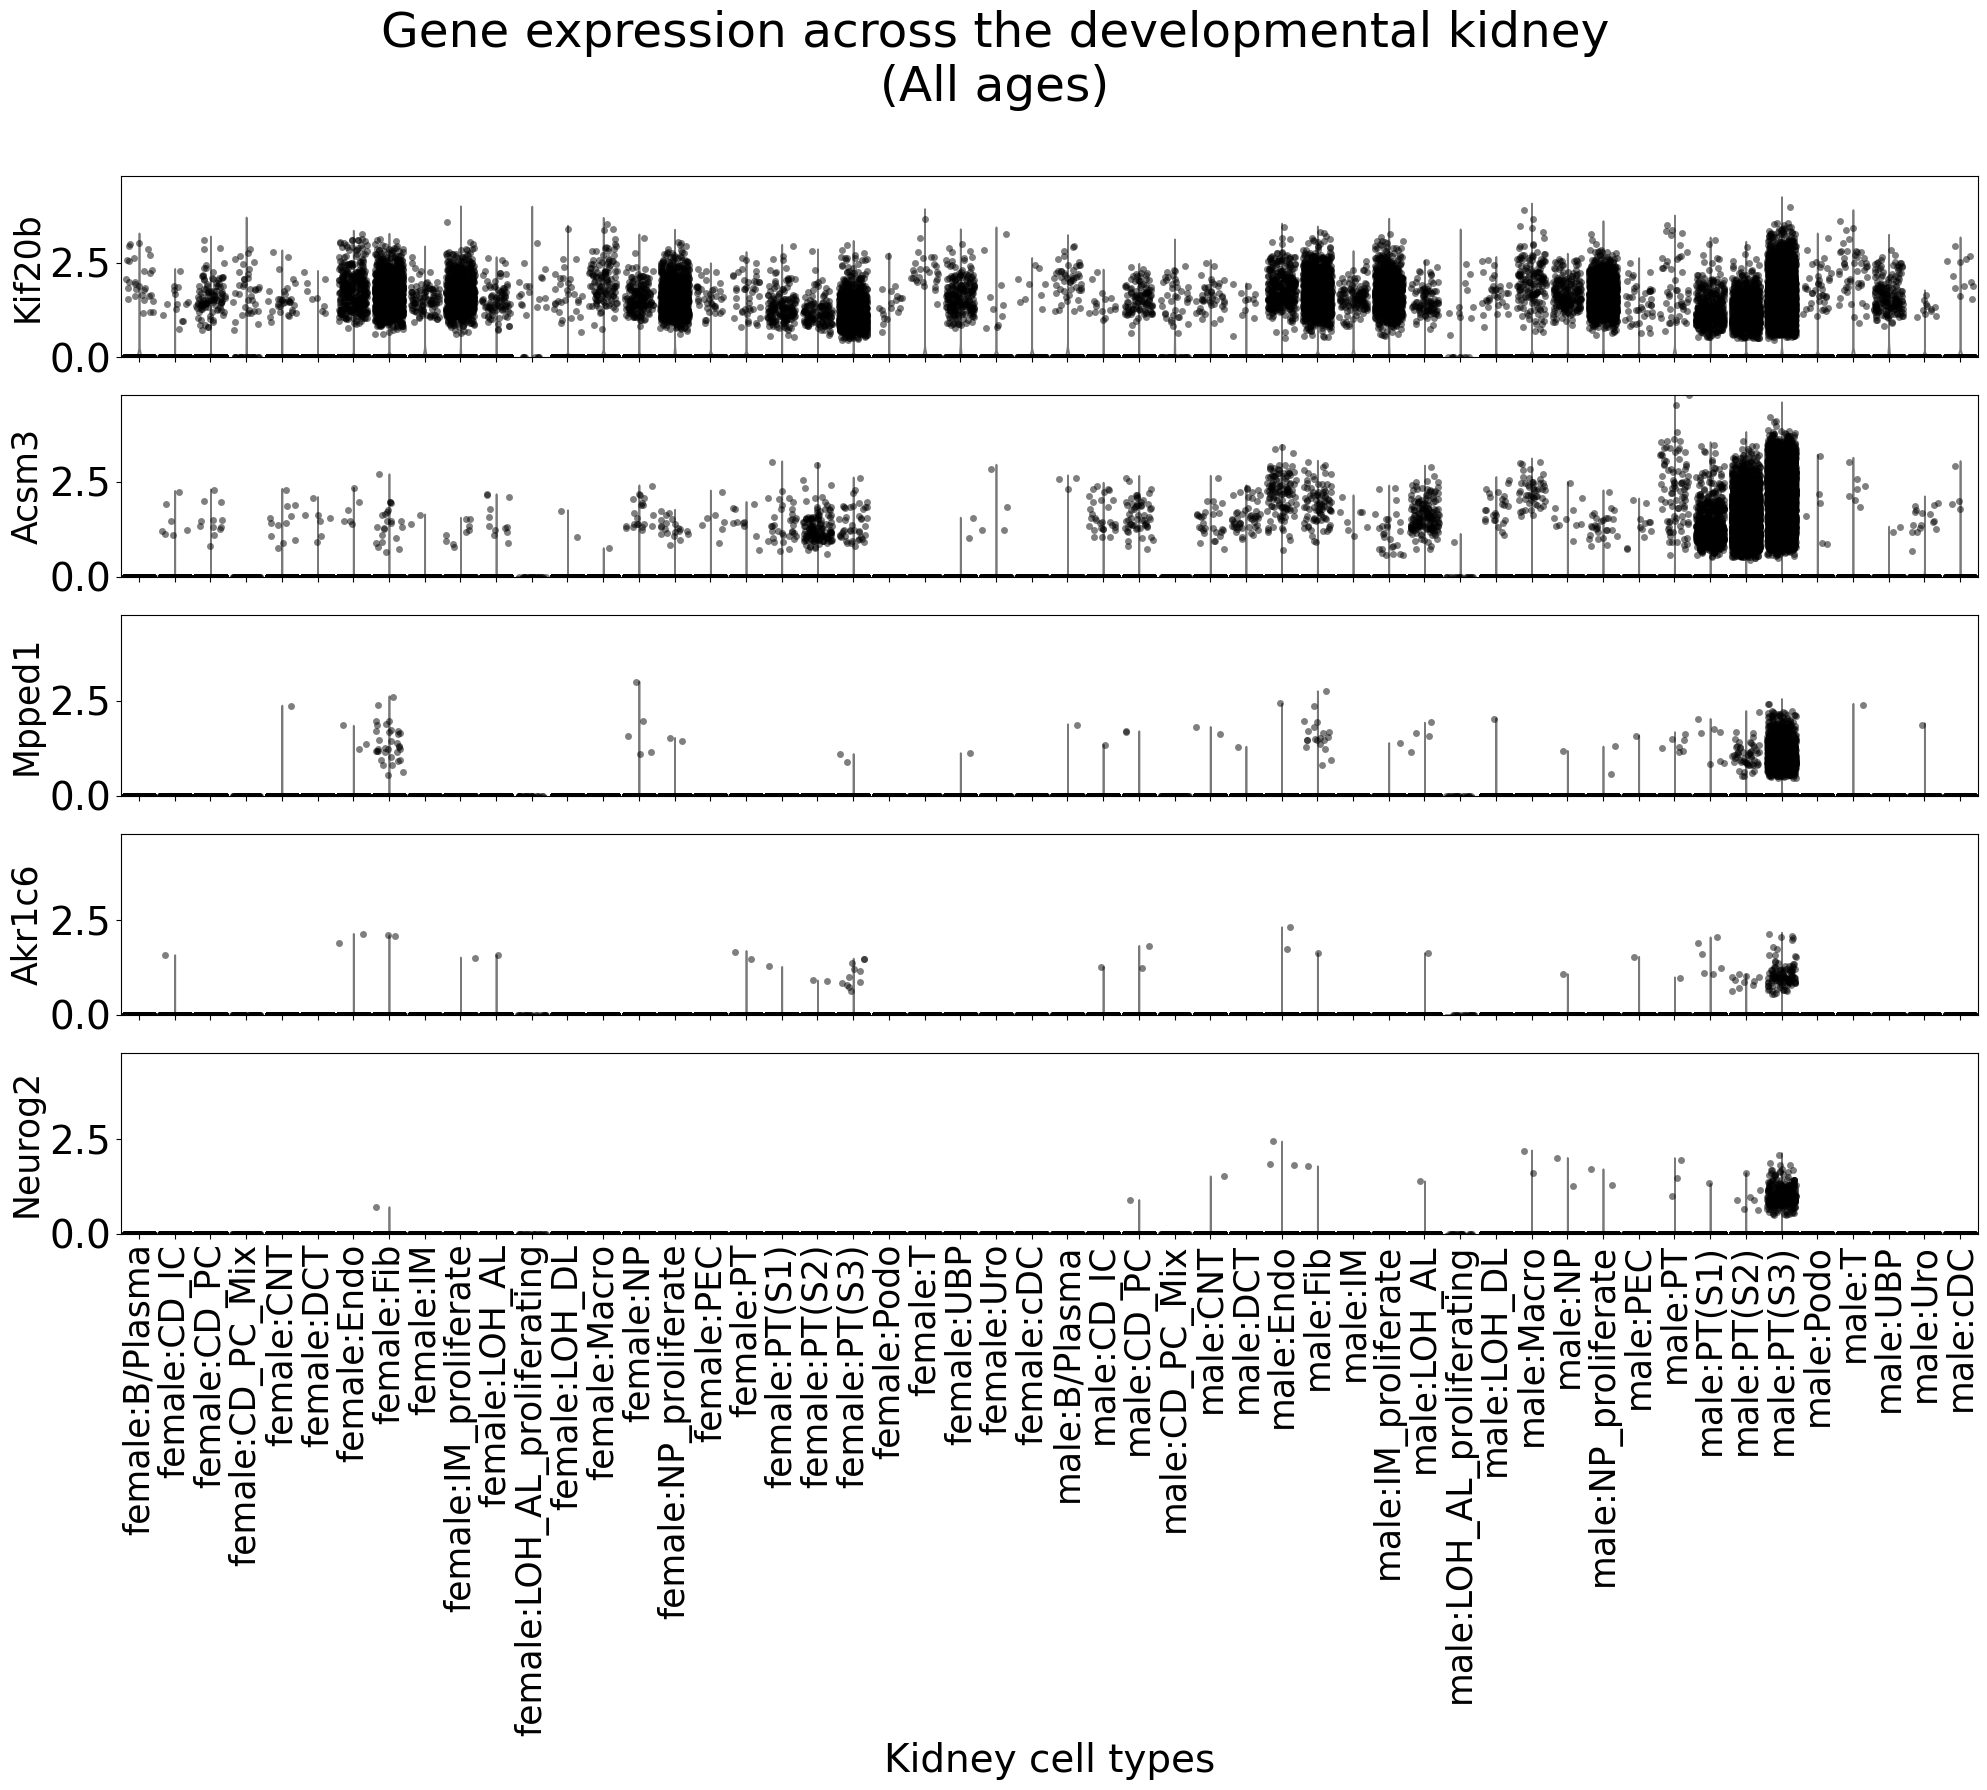
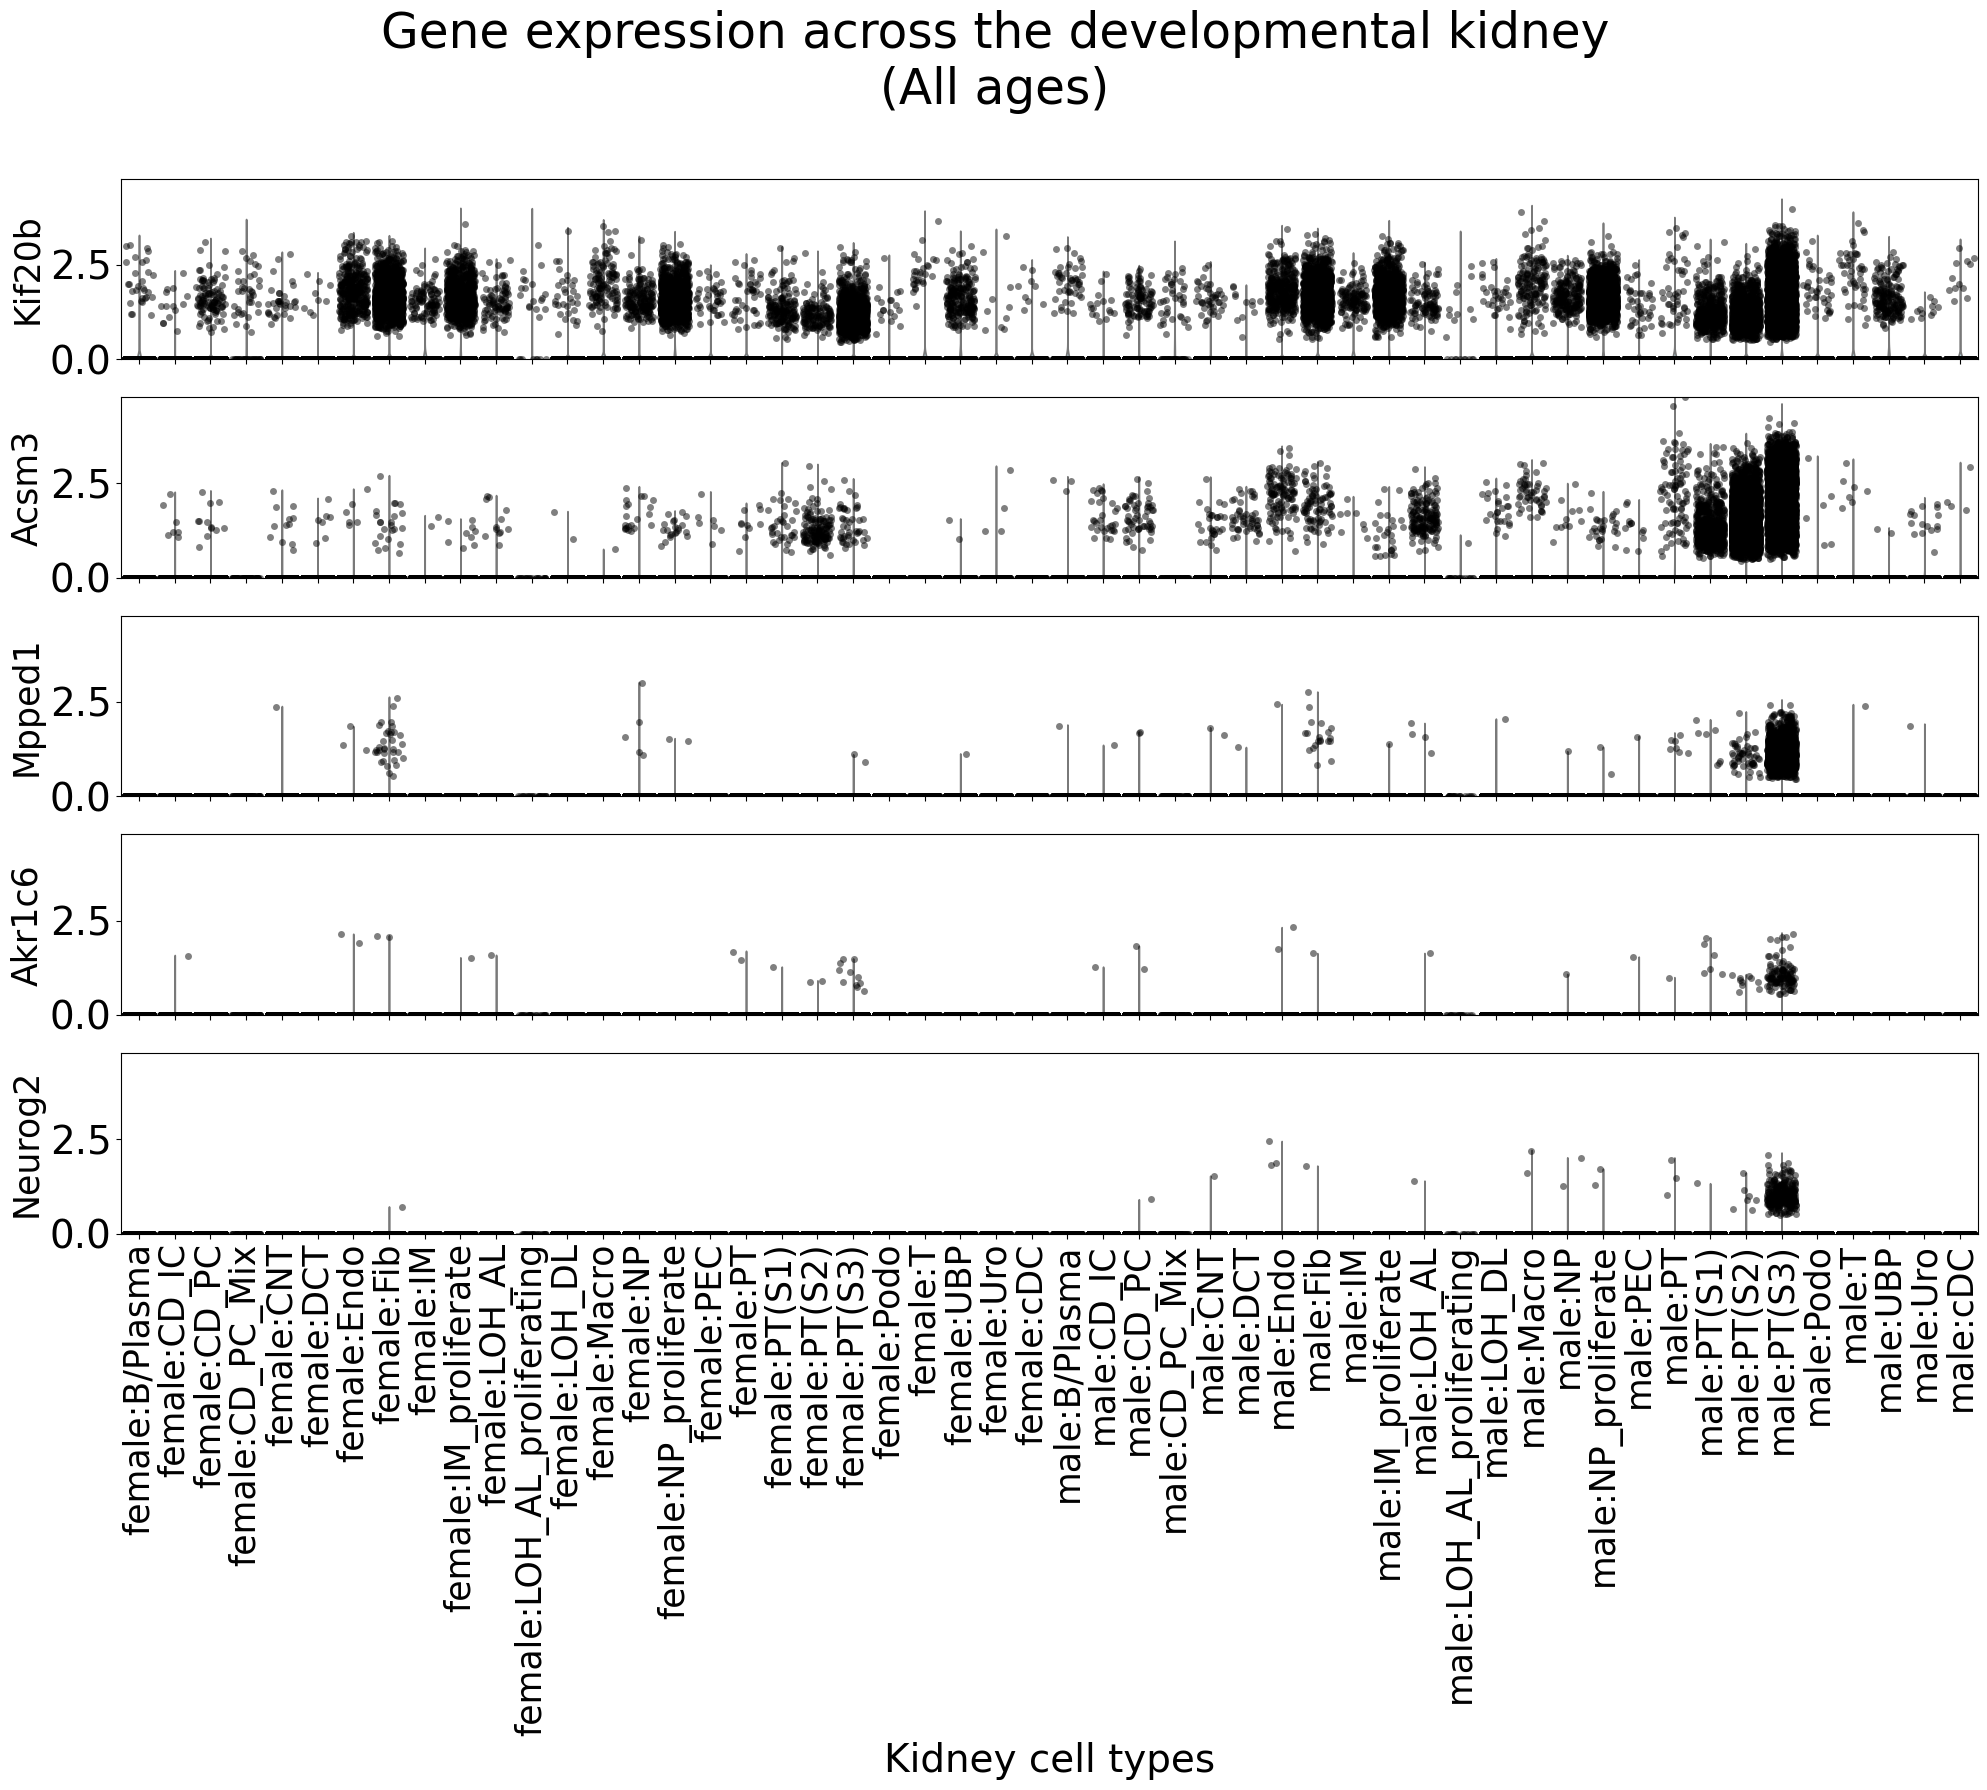
The change to this notebook cell's code, shown as a diff; its figure went from the first image to the second:
--- before
+++ after
@@ -1,2 +1,3 @@
+plt.style.use('default') 
 genes_to_plot = ["Kif20b", "Acsm3", "Mpped1", "Akr1c6", "Neurog2" ]
 fontsize = 25

Commit: envt yaml